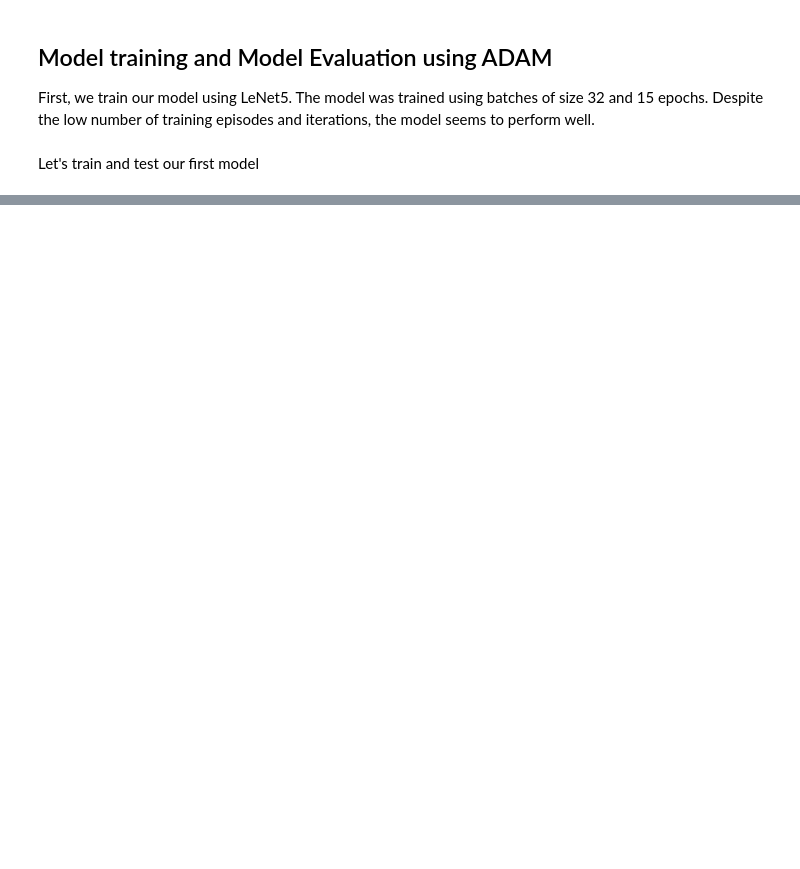
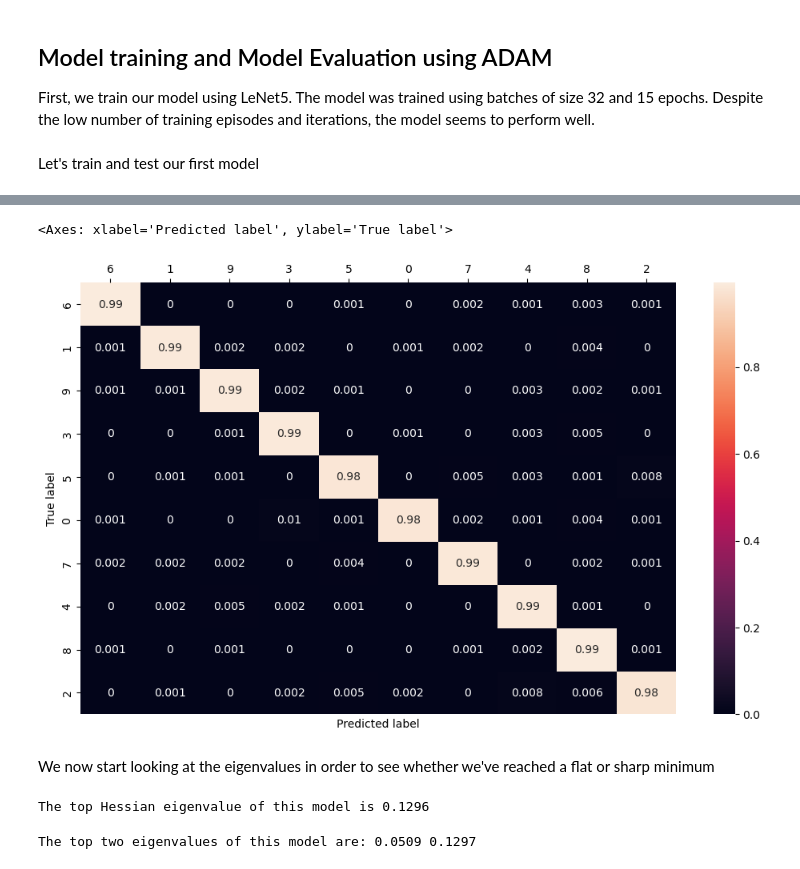
Before and after one commit to albias1996/OptML_project, a Jupyter notebook: main_adam_MNIST.ipynb, the cells around one changed output, grey strips where cells are left out. Drawn from its saved outputs; the diff is of its cells as text; code cells hidden in the pictures; blank space fills up the shorter version.

```diff
--- a/main_adam_MNIST.ipynb
+++ b/main_adam_MNIST.ipynb
@@ -142,0 +151,30 @@ model, optimizer, _ = training_loop(model, criterion, optimizer, train_loader, t
+# %%
+compute_confusion_matrix(test_loader, model, N_CLASSES)
+# %% [output]
+<Axes: xlabel='Predicted label', ylabel='True label'>
+[figure, added]
+# %% [markdown]
+We now start looking at the eigenvalues in order to see whether we've reached a flat or sharp minimum
+# %%
+# We now divide the training dataset into batches to compute the hessian of the loss evaluated in the solution
+for inputs, targets in train_loader:
+    break
+
+# We move everything to the device
+inputs, targets = inputs.to(DEVICE), targets.to(DEVICE)
+
+# We now compute the hessian matrix, to later retrieve the spectral norm and the eigenvalues
+device_flag = True if torch.cuda.is_available() else False
+hessian_comp = hessian(model, criterion, data=(inputs, targets), cuda=device_flag)
+
+# Now let's compute the top eigenvalue. This only takes a few seconds.
+top_eigenvalues, top_eigenvector = hessian_comp.eigenvalues()
+print("The top Hessian eigenvalue of this model is %.4f"%top_eigenvalues[-1])
+# %% [output]
+The top Hessian eigenvalue of this model is 0.1296
+# %%
+# Now let's compute the top 2 eigenavlues and eigenvectors of the Hessian
+top_eigenvalues, top_eigenvector = hessian_comp.eigenvalues(top_n=2)
+print("The top two eigenvalues of this model are: %.4f %.4f"% (top_eigenvalues[-1],top_eigenvalues[-2]))
+# %% [output]
+The top two eigenvalues of this model are: 0.0509 0.1297
```
Also changed, not shown: parts of 5 cells of this notebook.
